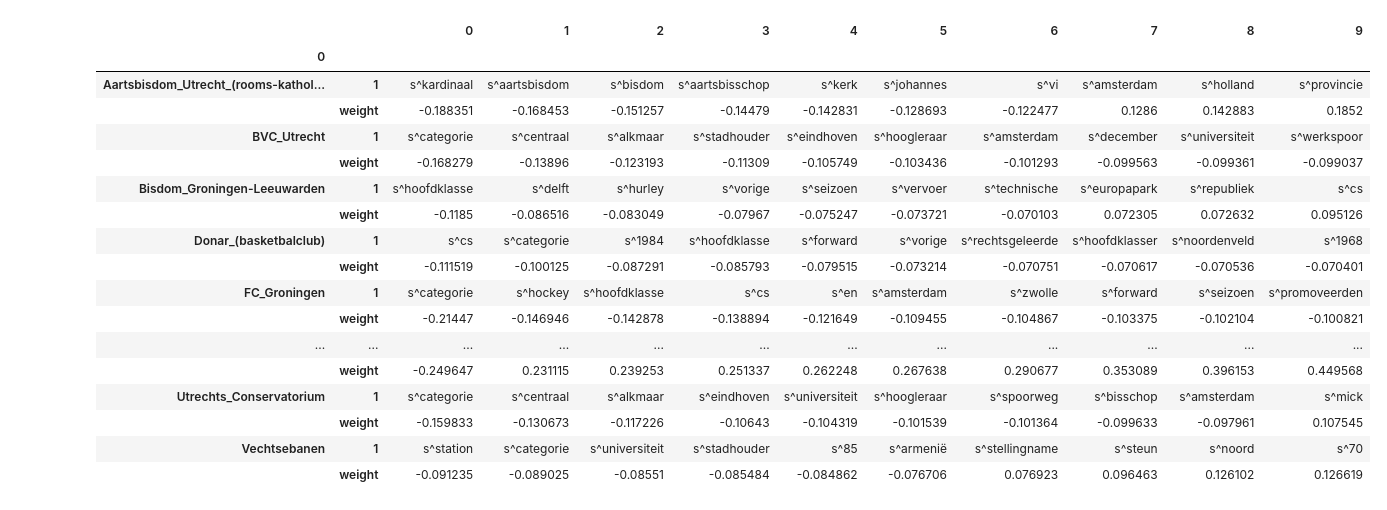
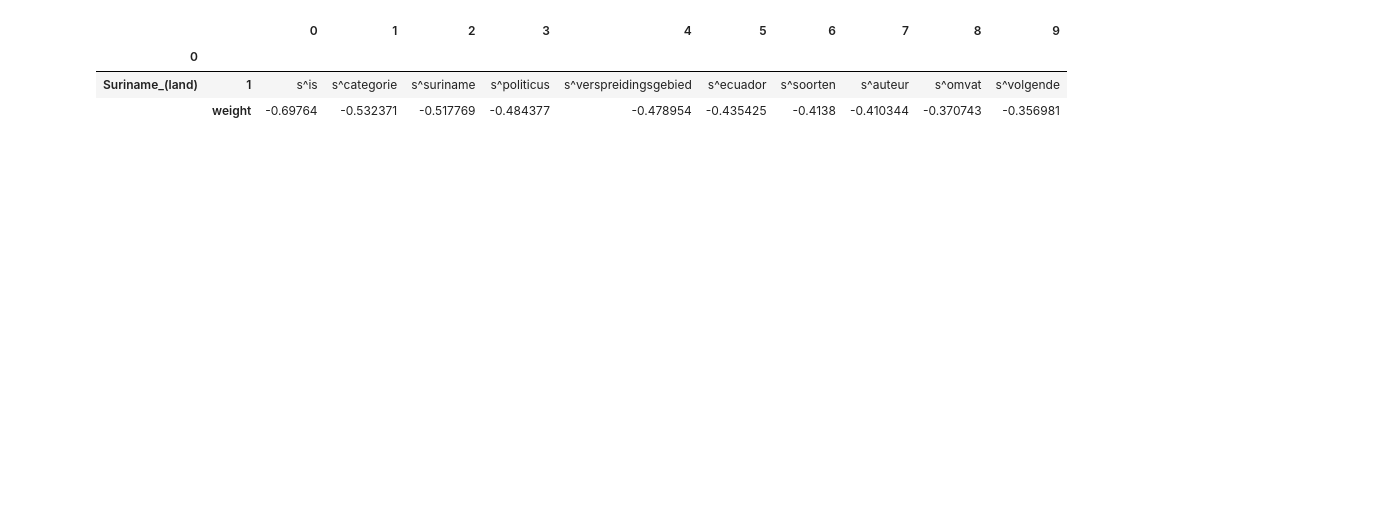
Before and after one commit to bennokr/minimEL, a Jupyter notebook: ldf.ipynb, the cells around one changed output. Cells and saved outputs as stored; diff of their text form; code cells hidden in the pictures; blank space fills up the shorter version.

```diff
--- a/ldf.ipynb
+++ b/ldf.ipynb
@@ -102,0 +92,17 @@ shared |s vanwege de voortgaande secularisatie worden ook verdere reorganisaties
+# %%
+def read_pred(predfile):
+    instance = []
+    for line in open(predfile):
+        line = line.strip()
+        if not line:
+            yield instance
+            instance = []
+        else:
+            instance.append(float(line))
+    yield instance
+
+y_pred = []
+for e,p in zip(read_instances(datafile), read_pred(datafile+'.pred')):
+    p = max(zip(e[1:],p), key=lambda x: x[1])[0].split(':')[0]
+    y_pred.append( int(p) )
+len(y_pred)
@@ -133,5 +196,5 @@ len(y_true), len(y_pred)
 # %%
-select_ents = ents
+select_ents = set(y_true)
 
 import pandas as pd
 import sqlite3
@@ -143,5 +206,6 @@ for e in select_ents:
     l = pd.read_sql_query(f'select * from mapping where wikidata_id="Q{e}" limit 1', con)
     ent_label[e] = l['wikipedia_title'][0]
 
-dict(Counter(ent_label[e] for i in y_true for e in [i_e[i]] if e in ent_label).most_common())
+select_ents = dict(Counter(e for e in y_true if e in ent_label).most_common())
+dict(Counter(ent_label[e] for e in y_true if e in ent_label).most_common())
 # %% [output]
@@ -185,33 +229,21 @@ pred {'Groningen_(stad)': 1155, 'FC_Groningen': 98, 'Aartsbisdom_Utrecht_(rooms-
 # %%
-fname = 'wiki/nlwiki-20220301/experiments/clean-utrecht.bal.ldf.ns.dat.24b.ldf.vw.inverted'
-ls = [l.split()[0].split(':') for l in open(fname).readlines() if '*' in l]
+fname = modelfile + '.inverted'
+surface = 'suriname'
+
+ls = [l.split()[0].split(':') for l in open(fname).readlines() if '*' in l and l.startswith(f'l^{surface}=')]
 df = pd.DataFrame(ls)
 ind = df[0].str[2:].str.split('*', expand=True)
-i_l = {e_i[e]:l for e, l in ent_label.items()}
-ind[0] = ind[0].apply(lambda i: i_l[int(i)])
+ind[0] = ind[0].apply(lambda i: ent_label.get(int(i.split('=')[1])))
 df = df[2].rename(0).astype('float').to_frame().set_index(pd.MultiIndex.from_frame(ind))
 
-def topfeat(gr):
+def topfeat(gr, neg=False):
     gr = gr.droplevel(0).rename(columns={0:'weight'})
-    return gr.loc[gr['weight'].apply('abs').sort_values().index[::-1]].head(10).sort_values('weight').reset_index()
+    f = (lambda x: -x) if neg else 'abs'
+    return gr.loc[gr['weight'].apply(f).sort_values().index[::-1]].head(10).sort_values('weight').reset_index()
 
-df.groupby(level=0).apply(topfeat).swaplevel().unstack().swaplevel(axis=1).sort_index(axis=1).T
+df.groupby(level=0).apply(topfeat, neg=True).swaplevel().unstack().swaplevel(axis=1).sort_index(axis=1).T
 # %% [output]
 |  |  | 0 | 1 | 2 | 3 | 4 | 5 | 6 | 7 | 8 | 9 |
 | 0 |  |  |  |  |  |  |  |  |  |  |  |
-| Aartsbisdom_Utrecht_(rooms-kathol... | 1 | s^kardinaal | s^aartsbisdom | s^bisdom | s^aartsbisschop | s^kerk | s^johannes | s^vi | s^amsterdam | s^holland | s^provincie |
-|  | weight | -0.188351 | -0.168453 | -0.151257 | -0.14479 | -0.142831 | -0.128693 | -0.122477 | 0.1286 | 0.142883 | 0.1852 |
-| BVC_Utrecht | 1 | s^categorie | s^centraal | s^alkmaar | s^stadhouder | s^eindhoven | s^hoogleraar | s^amsterdam | s^december | s^universiteit | s^werkspoor |
-|  | weight | -0.168279 | -0.13896 | -0.123193 | -0.11309 | -0.105749 | -0.103436 | -0.101293 | -0.099563 | -0.099361 | -0.099037 |
-| Bisdom_Groningen-Leeuwarden | 1 | s^hoofdklasse | s^delft | s^hurley | s^vorige | s^seizoen | s^vervoer | s^technische | s^europapark | s^republiek | s^cs |
-|  | weight | -0.1185 | -0.086516 | -0.083049 | -0.07967 | -0.075247 | -0.073721 | -0.070103 | 0.072305 | 0.072632 | 0.095126 |
-| Donar_(basketbalclub) | 1 | s^cs | s^categorie | s^1984 | s^hoofdklasse | s^forward | s^vorige | s^rechtsgeleerde | s^hoofdklasser | s^noordenveld | s^1968 |
-|  | weight | -0.111519 | -0.100125 | -0.087291 | -0.085793 | -0.079515 | -0.073214 | -0.070751 | -0.070617 | -0.070536 | -0.070401 |
-| FC_Groningen | 1 | s^categorie | s^hockey | s^hoofdklasse | s^cs | s^en | s^amsterdam | s^zwolle | s^forward | s^seizoen | s^promoveerden |
-|  | weight | -0.21447 | -0.146946 | -0.142878 | -0.138894 | -0.121649 | -0.109455 | -0.104867 | -0.103375 | -0.102104 | -0.100821 |
-| ... | ... | ... | ... | ... | ... | ... | ... | ... | ... | ... | ... |
-|  | weight | -0.249647 | 0.231115 | 0.239253 | 0.251337 | 0.262248 | 0.267638 | 0.290677 | 0.353089 | 0.396153 | 0.449568 |
-| Utrechts_Conservatorium | 1 | s^categorie | s^centraal | s^alkmaar | s^eindhoven | s^universiteit | s^hoogleraar | s^spoorweg | s^bisschop | s^amsterdam | s^mick |
-|  | weight | -0.159833 | -0.130673 | -0.117226 | -0.10643 | -0.104319 | -0.101539 | -0.101364 | -0.099633 | -0.097961 | 0.107545 |
-| Vechtsebanen | 1 | s^station | s^categorie | s^universiteit | s^stadhouder | s^85 | s^armenië | s^stellingname | s^steun | s^noord | s^70 |
-|  | weight | -0.091235 | -0.089025 | -0.08551 | -0.085484 | -0.084862 | -0.076706 | 0.076923 | 0.096463 | 0.126102 | 0.126619 |
+| Suriname_(land) | 1 | s^is | s^categorie | s^suriname | s^politicus | s^verspreidingsgebied | s^ecuador | s^soorten | s^auteur | s^omvat | s^volgende |
+|  | weight | -0.69764 | -0.532371 | -0.517769 | -0.484377 | -0.478954 | -0.435425 | -0.4138 | -0.410344 | -0.370743 | -0.356981 |
```
Also changed, not shown: parts of 7 cells of this notebook, 11 other files.
